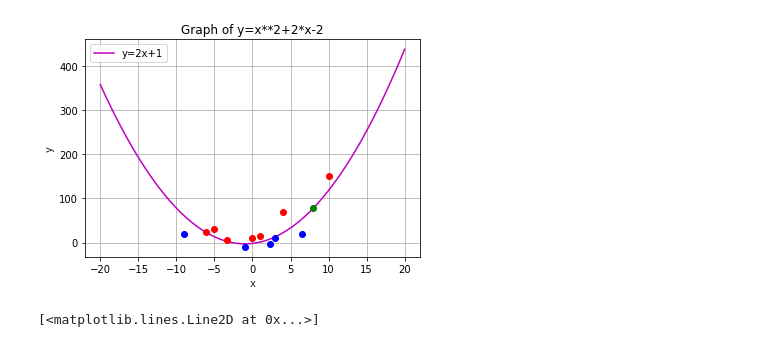
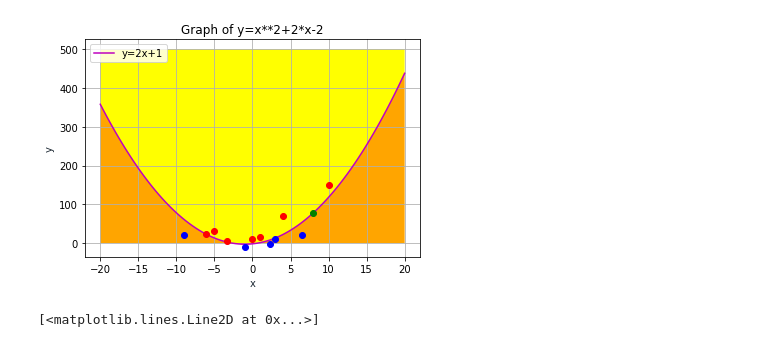
Before and after one commit to handsomekiwi/JupyterPractice, a Jupyter notebook: ML_course_HW/Y2019 HW1.ipynb, the cells around one changed output. Cells and saved outputs as stored; diff of their text form; code cells hidden in the pictures.

```diff
--- a/ML_course_HW/Y2019 HW1.ipynb
+++ b/ML_course_HW/Y2019 HW1.ipynb
@@ -7,26 +7,32 @@ import matplotlib.pyplot as plt
 # %%
 array = np.array([-9,20,-6.1,23.01,-5,30,-3.3,5,-1,-10,0,10,1,15,2.3,-3,3,10,4,70,6.5,20,8,78,10,150])
 B = np.reshape(array, (-1, 2))
 #for i in range(len(B)):
 #    print(np.split(B[i], 2, axis=1
 x = np.linspace(-20,20,100)
 y = x**2+2*x-2
+y1 = 0
+y2 = 500
 plt.plot(x, y, '-m', label='y=2x+1')
 plt.title('Graph of y=x**2+2*x-2')
+#plt.fill(x, y, color = "y")
+plt.fill_between(x,y,y1,facecolor='orange')
+plt.fill_between(x,y,y2,facecolor='yellow')
 plt.xlabel('x', color='#1C2833')
 plt.ylabel('y', color='#1C2833')
 plt.legend(loc='upper left')
+
 plt.grid()
 for i in range(len(B)):
       C=B[i][0]**2+2*B[i][0]-2-B[i][1]
       if(C > 0):
         plt.plot(B[i][0],B[i][1],'bo')
       elif(C < 0):
         plt.plot(B[i][0],B[i][1],'ro')
       else :
         plt.plot(B[i][0],B[i][1],'go')
 # %% [output]
-[figure, old version]
+[figure, new version]
 # %%
 import matplotlib.pyplot as plt
 plt.plot(*zip(*B), marker='o', color='b', ls='')
```
